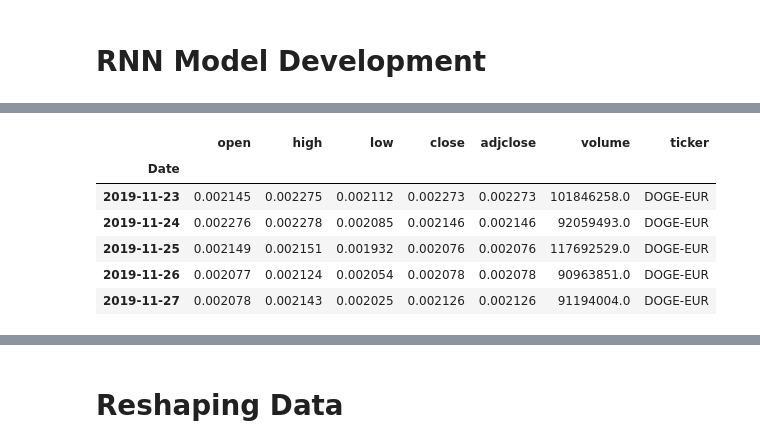
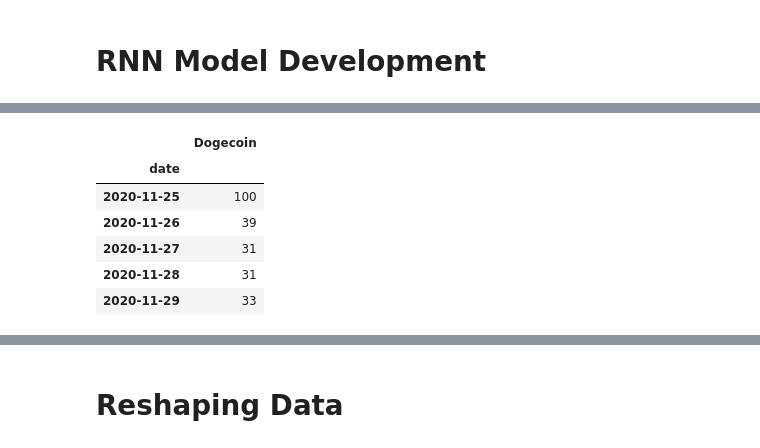
Before and after one commit to modverre/crypto_prediction, a Jupyter notebook: notebooks/RNN_Model_Env.ipynb, the cells around one changed output, grey strips where cells are left out. Drawn from its saved outputs; the diff is of its cells as text; code cells hidden in the pictures.

```diff
--- a/notebooks/RNN_Model_Env.ipynb
+++ b/notebooks/RNN_Model_Env.ipynb
@@ -30,10 +40,17 @@ df = df.set_index("Date")
+# %%
+df2 = pd.read_csv('/content/gdrive/MyDrive/doge_daily_google_trends_1y.csv')
+
+df2["date"] = pd.to_datetime(df2["date"], infer_datetime_format= True)
+df2 = df2.set_index("date")
+df2.interpolate(method= "linear", inplace= True)
+df2 = df2[["Dogecoin"]]
 # %%
-df.head()
+df2.head()
 # %% [output]
-|  | open | high | low | close | adjclose | volume | ticker |
-| Date |  |  |  |  |  |  |  |
-| 2019-11-23 | 0.002145 | 0.002275 | 0.002112 | 0.002273 | 0.002273 | 101846258.0 | DOGE-EUR |
-| 2019-11-24 | 0.002276 | 0.002278 | 0.002085 | 0.002146 | 0.002146 | 92059493.0 | DOGE-EUR |
-| 2019-11-25 | 0.002149 | 0.002151 | 0.001932 | 0.002076 | 0.002076 | 117692529.0 | DOGE-EUR |
-| 2019-11-26 | 0.002077 | 0.002124 | 0.002054 | 0.002078 | 0.002078 | 90963851.0 | DOGE-EUR |
-| 2019-11-27 | 0.002078 | 0.002143 | 0.002025 | 0.002126 | 0.002126 | 91194004.0 | DOGE-EUR |
+|  | Dogecoin |
+| date |  |
+| 2020-11-25 | 100 |
+| 2020-11-26 | 39 |
+| 2020-11-27 | 31 |
+| 2020-11-28 | 31 |
+| 2020-11-29 | 33 |
```
Also changed, not shown: parts of 36 cells of this notebook.
